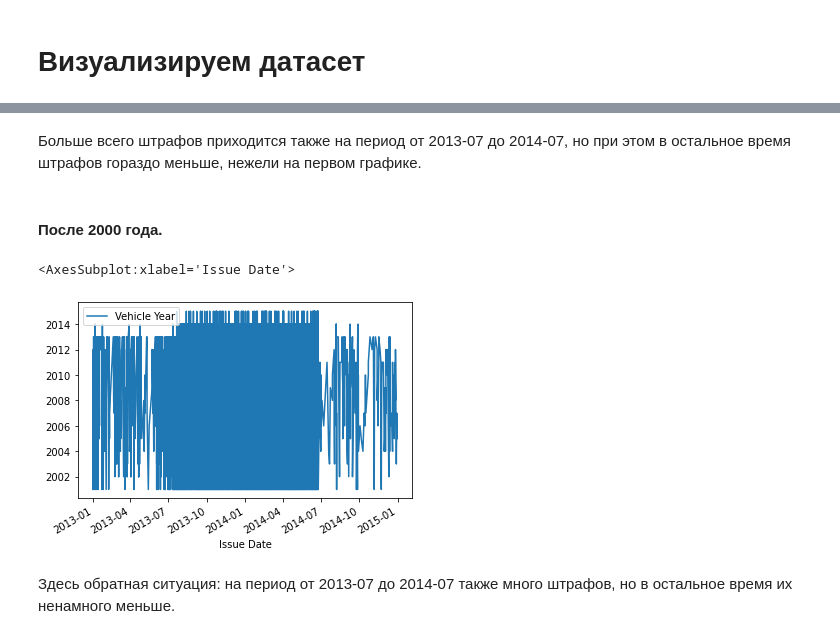
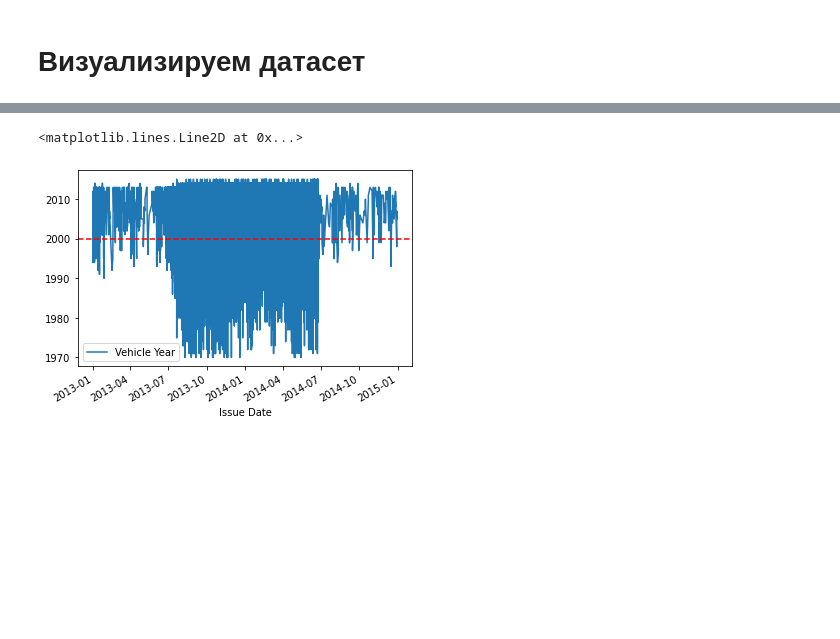
Before and after one commit to FStrean/NYC-Parking-Tickets-Analisis, a Jupyter notebook: Source/NYC-Parking-Tickets-Analisis.ipynb, the cells around one changed output, grey strips where cells are left out. Drawn from its saved outputs; the diff is of its cells as text; code cells hidden in the pictures; blank space fills up the shorter version.

```diff
--- a/Source/NYC-Parking-Tickets-Analisis.ipynb
+++ b/Source/NYC-Parking-Tickets-Analisis.ipynb
@@ -204,11 +188,6 @@ dataset.loc[dataset['Vehicle Year'] < 2000.0].plot()
-# %% [markdown]
-Больше всего штрафов приходится также на период от 2013-07 до 2014-07, но при этом в остальное время штрафов гораздо меньше, нежели на первом графике.
-# %% [markdown]
-#### После 2000 года.
-# %%
-dataset.loc[dataset['Vehicle Year'] >= 2000.0].plot()
-# %% [output]
-<AxesSubplot:xlabel='Issue Date'>
-[figure, removed]
-# %% [markdown]
-Здесь обратная ситуация: на период от 2013-07 до 2014-07 также много штрафов, но в остальное время их ненамного меньше.
+# %%
+ax = dataset.plot()
+ax.axhline(2000, color="red", linestyle="--")
+# %% [output]
+<matplotlib.lines.Line2D at 0x...>
+[figure, added]
```
Also changed, not shown: parts of 12 cells of this notebook.
